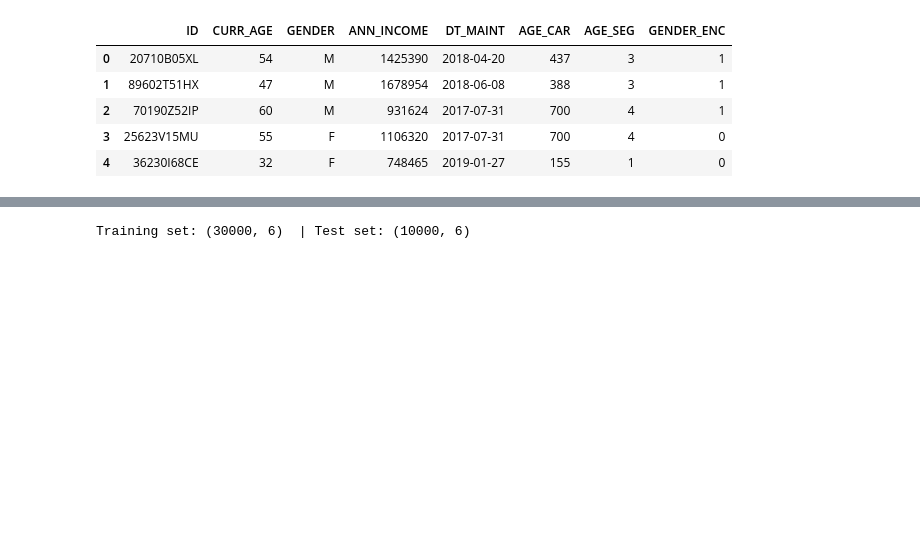
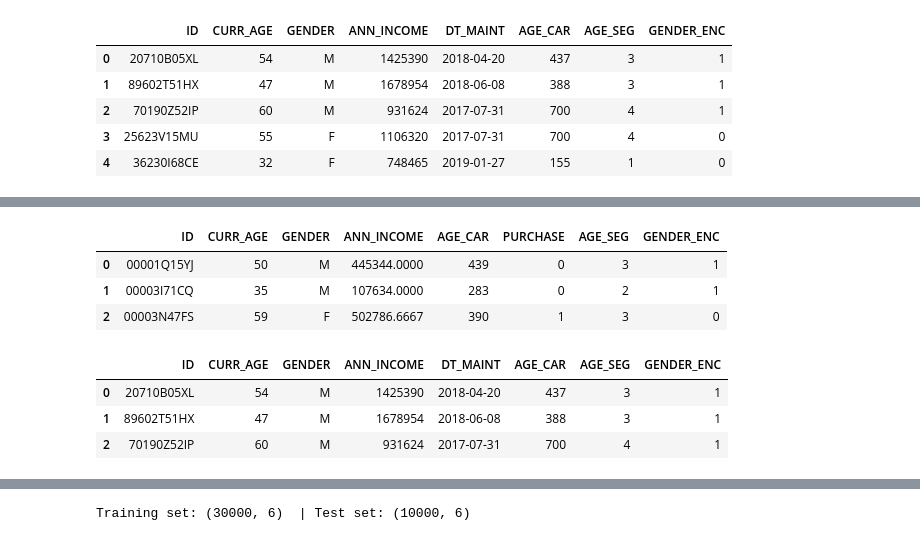
Before and after one commit to satya-suraj-pedada-ds/Market-Analysis-ABG-MOTORS, a Jupyter notebook: notebook/ABG-Motors-India-Market-Entry-Propensity-Analysis.ipynb, the cells around one changed output, grey strips where cells are left out. Drawn from its saved outputs; the diff is of its cells as text; code cells hidden in the pictures; blank space fills up the shorter version.

```diff
--- a/notebook/ABG-Motors-India-Market-Entry-Propensity-Analysis.ipynb
+++ b/notebook/ABG-Motors-India-Market-Entry-Propensity-Analysis.ipynb
@@ -186,6 +184,16 @@ India missing values:
 3            11697         0.7870
 4             5299         0.8400
 # %%
-import plotly.express as px
-import plotly.graph_objects as go
-import plotly.io as pio
+jpn.head(3)
+# %% [output]
+|  | ID | CURR_AGE | GENDER | ANN_INCOME | AGE_CAR | PURCHASE | AGE_SEG | GENDER_ENC |
+| 0 | 00001Q15YJ | 50 | M | 445344.0000 | 439 | 0 | 3 | 1 |
+| 1 | 00003I71CQ | 35 | M | 107634.0000 | 283 | 0 | 2 | 1 |
+| 2 | 00003N47FS | 59 | F | 502786.6667 | 390 | 1 | 3 | 0 |
+# %%
+ind.head(3)
+# %% [output]
+|  | ID | CURR_AGE | GENDER | ANN_INCOME | DT_MAINT | AGE_CAR | AGE_SEG | GENDER_ENC |
+| 0 | 20710B05XL | 54 | M | 1425390 | 2018-04-20 | 437 | 3 | 1 |
+| 1 | 89602T51HX | 47 | M | 1678954 | 2018-06-08 | 388 | 3 | 1 |
+| 2 | 70190Z52IP | 60 | M | 931624 | 2017-07-31 | 700 | 4 | 1 |
```
Also changed, not shown: parts of 14 cells of this notebook.
